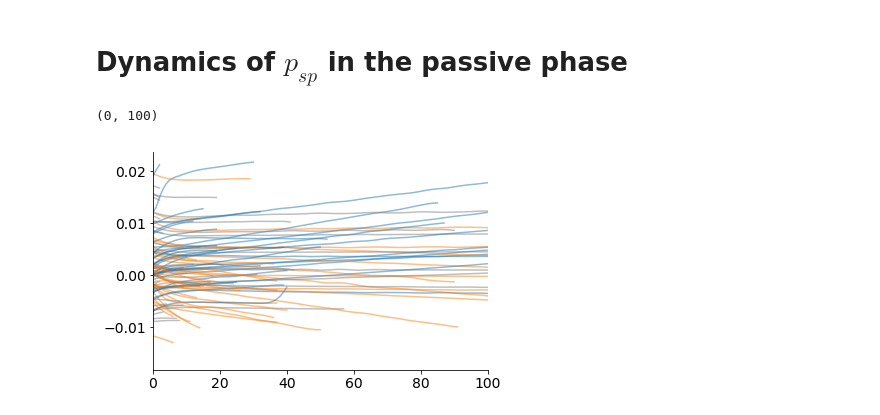
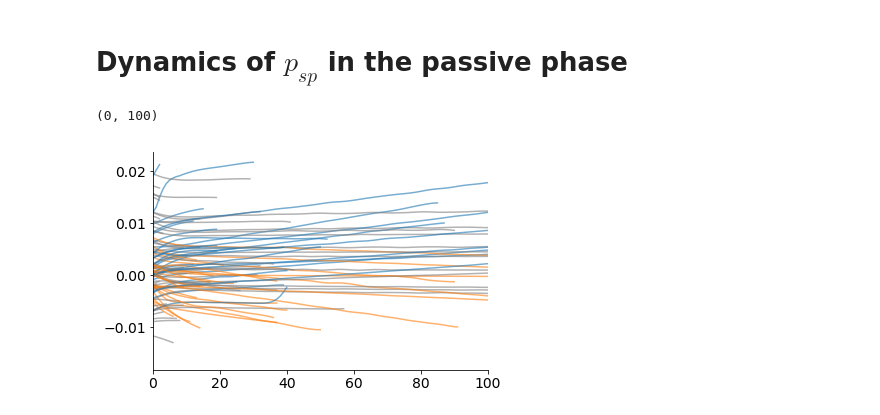
Before and after one commit to cherepaha/initiation, a Jupyter notebook: steering_data_analysis.ipynb, the cells around one changed output. Drawn from its saved outputs; the diff is of its cells as text; code cells hidden in the pictures.

```diff
--- a/steering_data_analysis.ipynb
+++ b/steering_data_analysis.ipynb
@@ -259,18 +259,18 @@ def get_p_dynamics(passive_phase):
 p_dynamics = passive_phases_lk.groupby(['subject', 'recording', 'passive_phase_number']).apply(get_p_dynamics)
 # %%
 def plot_p(p_dynamics):
-    threshold = 0.001
+    threshold = 0.002
     if (p_dynamics[0] - p_dynamics[-1] < -threshold):
         color='C0'
     elif(p_dynamics[0] - p_dynamics[-1] > threshold):
         color='C1'
     else:
         color='grey'
 
-    plt.plot(p_dynamics.values, color=color, alpha=0.5)
+    plt.plot(p_dynamics.values, color=color, alpha=0.6)
 
 p_dynamics[1].groupby(['recording', 'passive_phase_number']).apply(plot_p);
 plt.gca().set_xlim((0,100))
 # %% [output]
 (0, 100)
-[figure, old version]
+[figure, new version]
```
